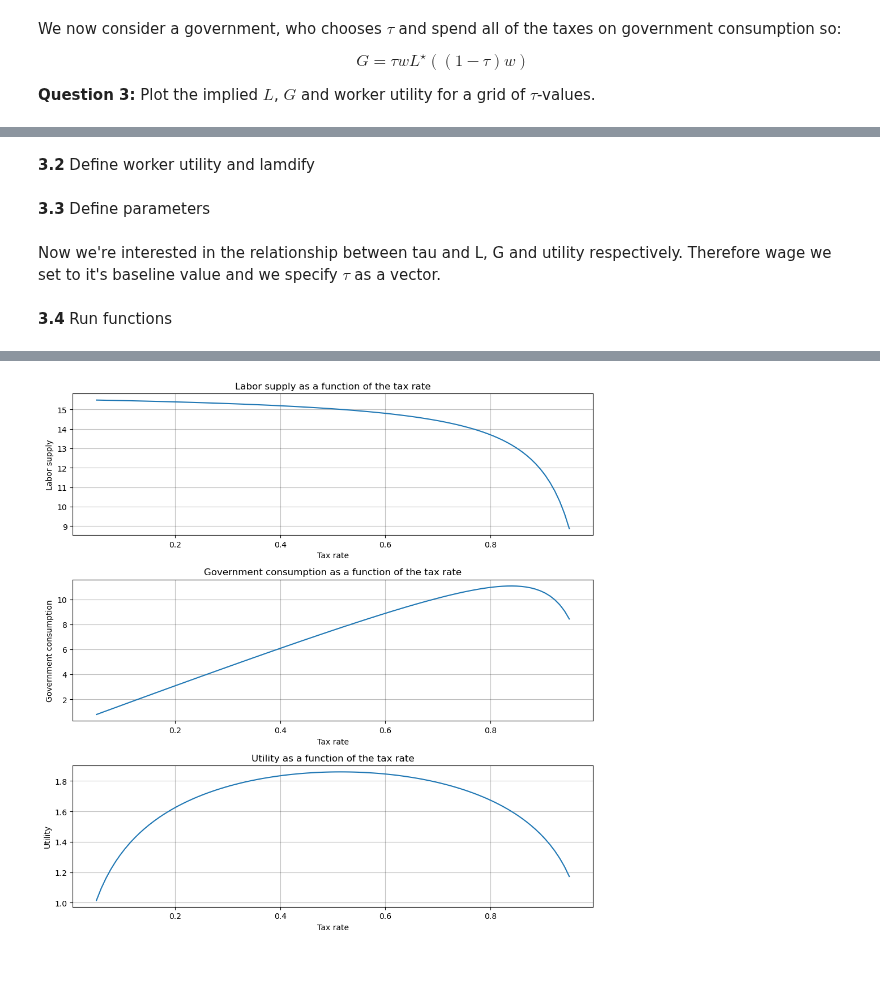
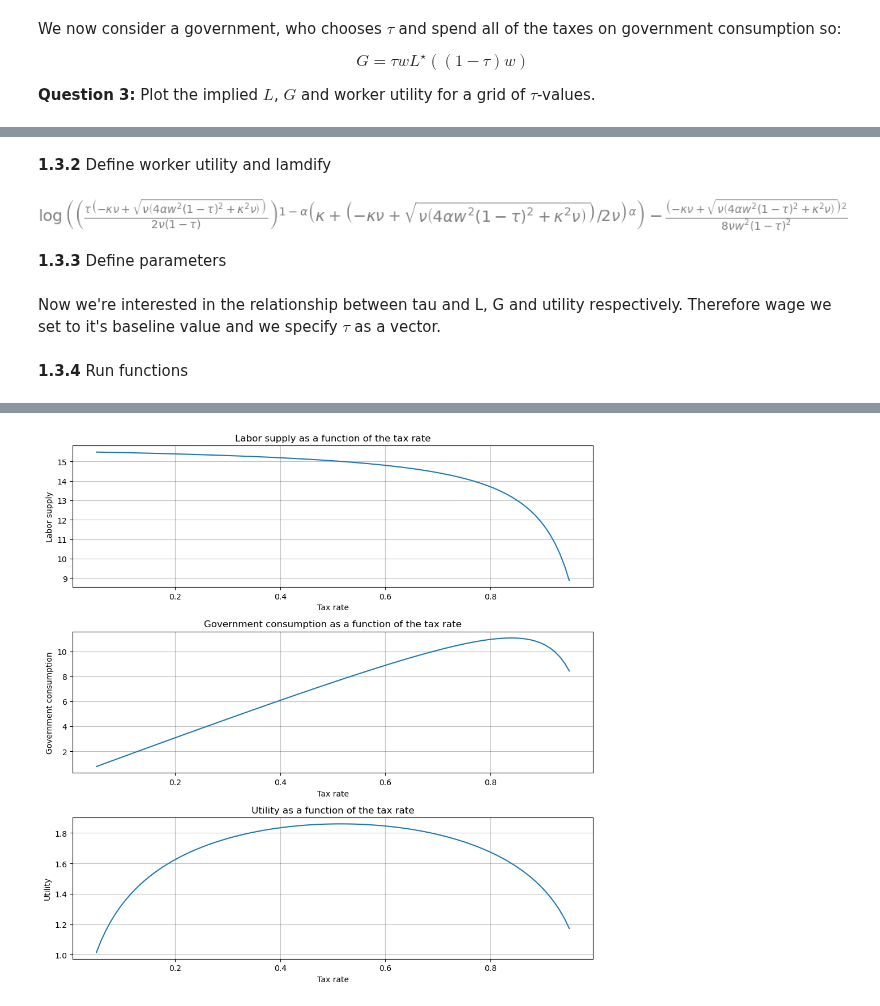
Before and after one commit to NumEconCopenhagen/projects-2023-andershuus_christianfogel, a Jupyter notebook: examproject/Exam-2023-notebook.ipynb, the cells around one changed output, grey strips where cells are left out. Saved outputs shown, nothing was run; the diff lists cells and outputs as text; code cells hidden in the pictures; blank space fills up the shorter version.

```diff
--- a/examproject/Exam-2023-notebook.ipynb
+++ b/examproject/Exam-2023-notebook.ipynb
@@ -190,15 +190,18 @@ $\displaystyle \frac{\tau \left(- \kappa \nu + \sqrt{\nu \left(4 \alpha w^{2} \l
 #Lambdify
 sol_G = sm.lambdify(args=(kappa,nu,alpha,w,tau),expr=G_new)
 # %% [markdown]
-**3.2** Define worker utility and lamdify
+**1.3.2** Define worker utility and lamdify
 # %%
 #Define utility as a function of optimal L* and G:
 utility = sm.log((kappa+(1-tau)*w*L_star_w)**alpha*G_new**(1-alpha))-nu*L_star_w**2/2
+utility
+# %% [output]
+[figure, added]
 # %%
 #lambdify
 sol_utility = sm.lambdify(args=(kappa,nu,alpha,w,tau),expr=utility)
 # %% [markdown]
-**3.3** Define parameters
+**1.3.3** Define parameters
 # %% [markdown]
 Now we're interested in the relationship between tau and L, G and utility respectively. Therefore wage we set to it's baseline value and we specify $\tau$ as a vector.
 # %%
@@ -208,6 +211,6 @@ w_val = 1.0
 #Vector of tau. Cannot be 0 or 1.
 tau_vec = np.linspace(0.05,0.95,100)
 # %% [markdown]
-**3.4** Run functions
+**1.3.4** Run functions
 # %%
 #labor supply
```
Also changed, not shown: parts of 17 cells of this notebook.
